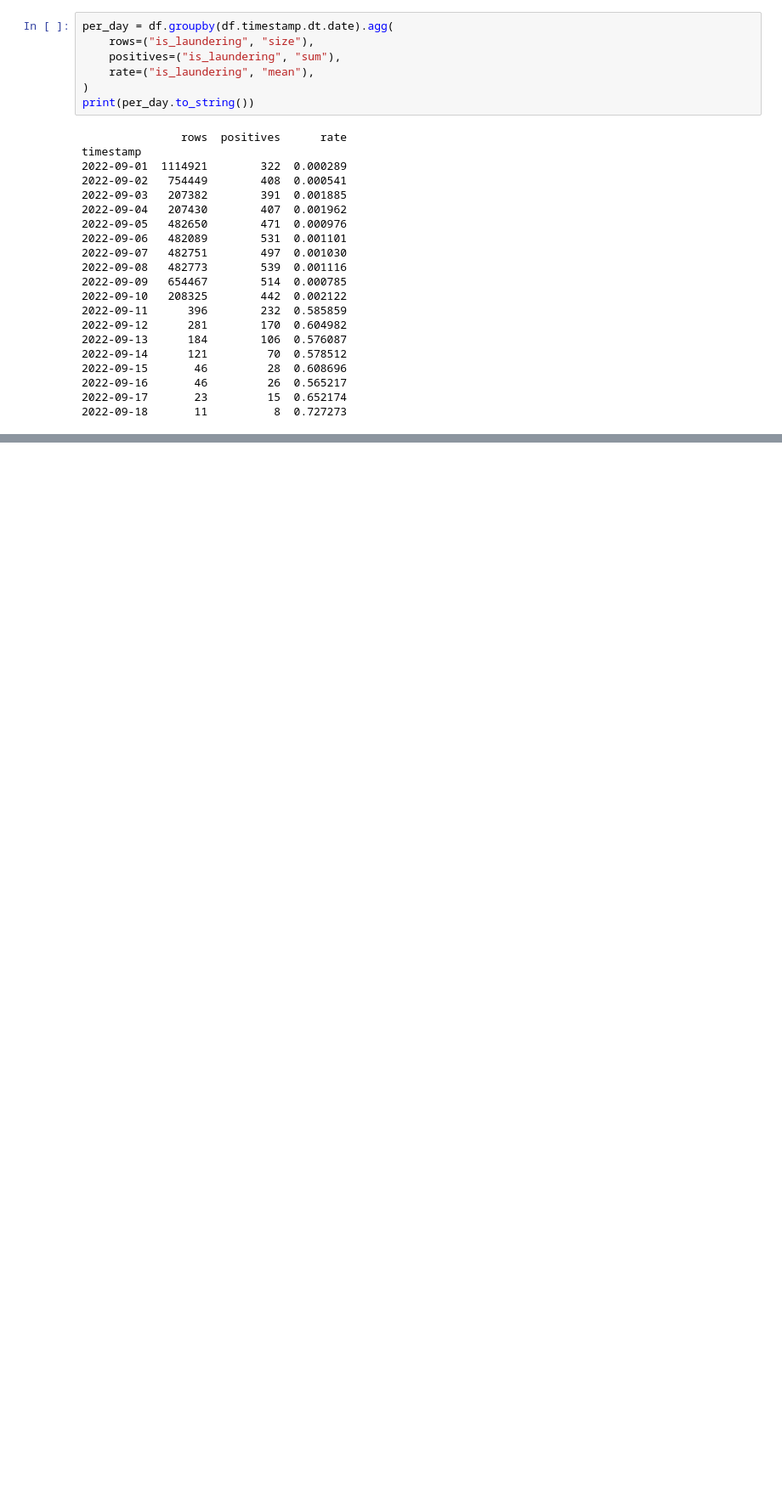
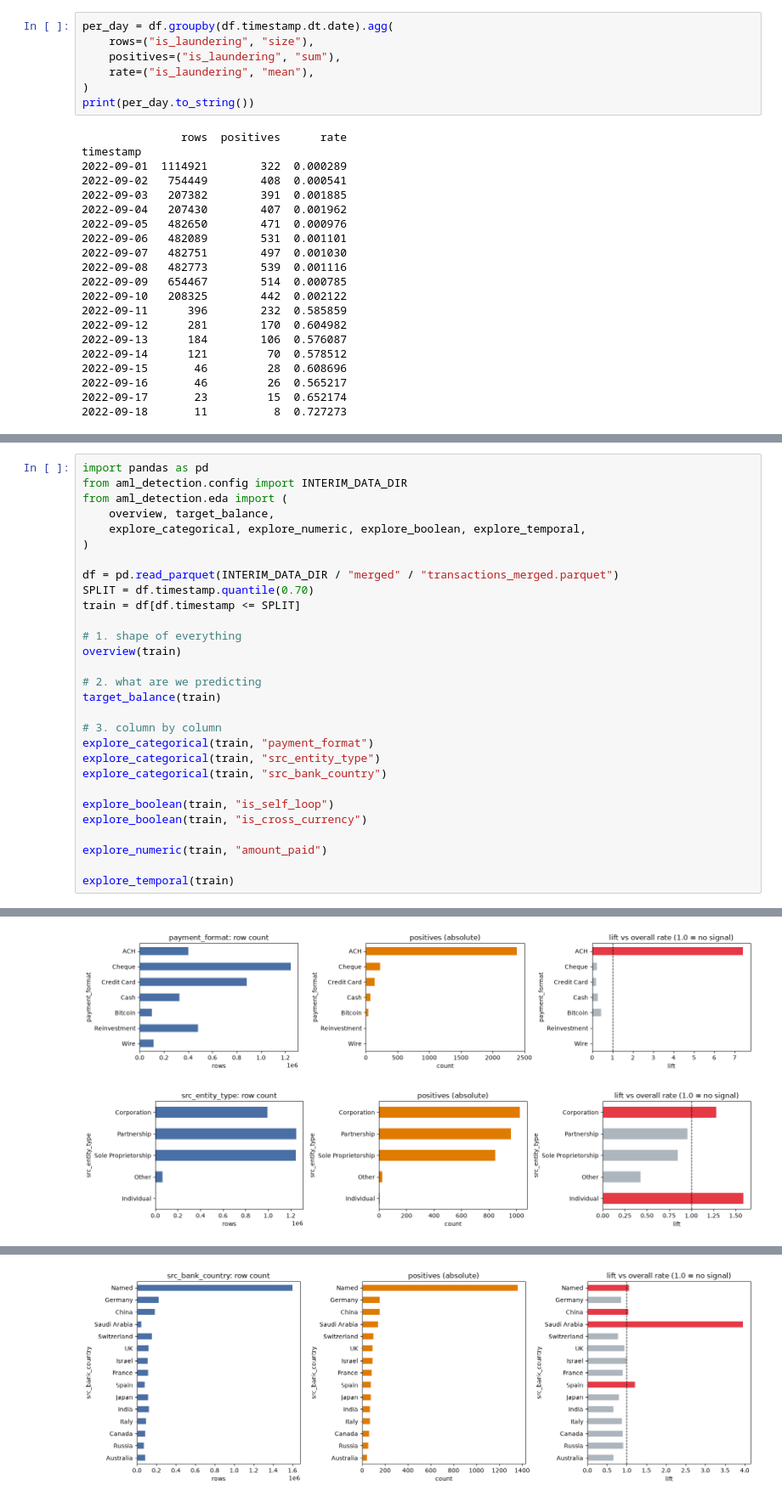
Before and after one commit to Rutu-RD/aml-transaction-detection, a Jupyter notebook: notebooks/datasetloadercleaning.ipynb, the cells around one changed output, grey strips where cells are left out. Shown at 85% size. Saved outputs shown, nothing was run; the diff lists cells and outputs as text; blank space fills up the shorter version.

Commit message:
multiple eda sprint for data exploration

```diff
--- a/notebooks/datasetloadercleaning.ipynb
+++ b/notebooks/datasetloadercleaning.ipynb
@@ -205,0 +351,30 @@ print(df.is_burn_in.mean())
+# %%
+import pandas as pd
+from aml_detection.config import INTERIM_DATA_DIR
+from aml_detection.eda import (
+    overview, target_balance,
+    explore_categorical, explore_numeric, explore_boolean, explore_temporal,
+)
+
+df = pd.read_parquet(INTERIM_DATA_DIR / "merged" / "transactions_merged.parquet")
+SPLIT = df.timestamp.quantile(0.70)
+train = df[df.timestamp <= SPLIT]
+
+# 1. shape of everything
+overview(train)
+
+# 2. what are we predicting
+target_balance(train)
+
+# 3. column by column
+explore_categorical(train, "payment_format")
+explore_categorical(train, "src_entity_type")
+explore_categorical(train, "src_bank_country")
+
+explore_boolean(train, "is_self_loop")
+explore_boolean(train, "is_cross_currency")
+
+explore_numeric(train, "amount_paid")
+
+explore_temporal(train)
+# %% [output]
@@ -205,0 +383,2 @@ print(df.is_burn_in.mean())
+[figure, added]
+[figure, added]
@@ -205,0 +386 @@ print(df.is_burn_in.mean())
+[figure, added]
```
Also changed, not shown: parts of 17 cells of this notebook, 5 other files.
